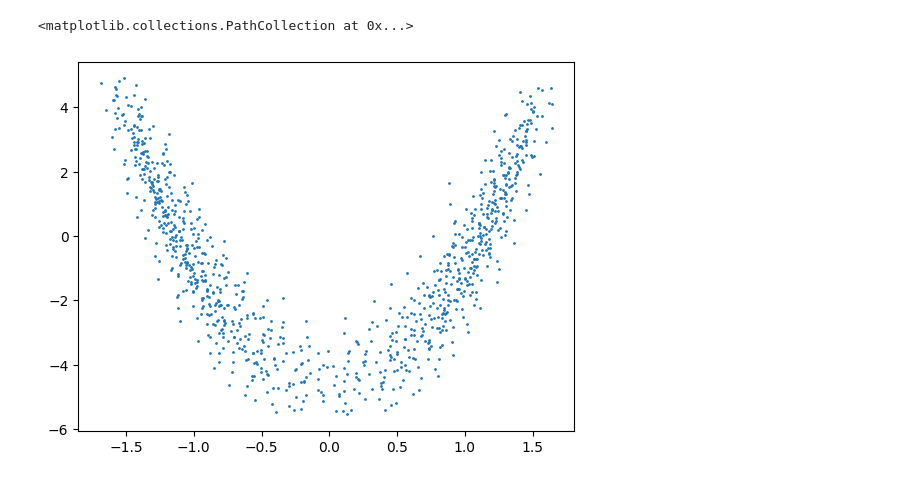
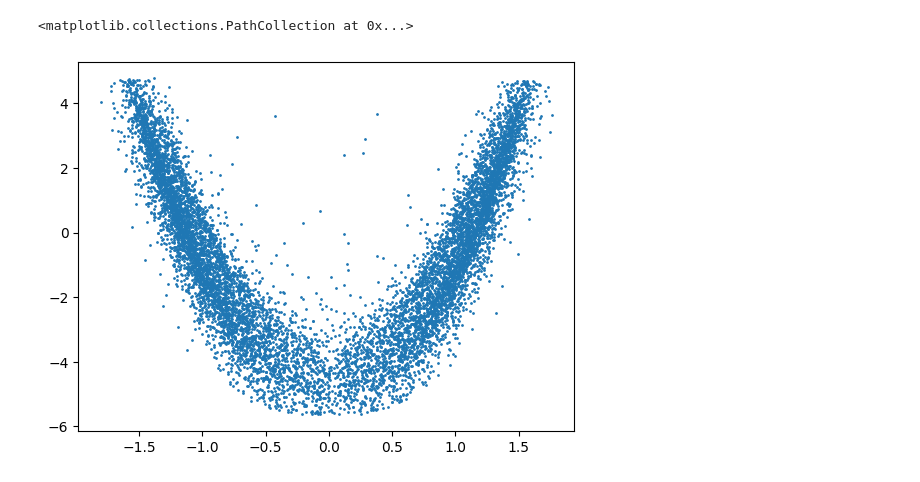
Before and after one commit to Averydx/bayesian_inf, a Jupyter notebook: SVGD.ipynb, the cells around one changed output. Cells and saved outputs as stored; diff of their text form; code cells hidden in the pictures.

```diff
--- a/SVGD.ipynb
+++ b/SVGD.ipynb
@@ -29,18 +29,18 @@ def update(particle,particles,step_size):
 vmap_update = jax.jit(jax.vmap(update,in_axes = (0,None,None)))
 # %%
 num_iterations = 10000
-N = 1000
+N = 10000
 step_size = 0.01
 rng_key = jax.random.key(0)
 init_key,rng_key = jax.random.split(rng_key)
 
 particles = jax.random.multivariate_normal(init_key, jnp.array([0,0]),1 * jnp.eye(2),shape = (N,))
 
 for iter in range(num_iterations):
     particles_copy = particles.copy()
     particles = vmap_update(particles,particles_copy,step_size)
 
 plt.scatter(particles[:,0],particles[:,1],s=1.)
 # %% [output]
 <matplotlib.collections.PathCollection at 0x...>
-[figure, old version]
+[figure, new version]
```
Also changed, not shown: parts of 1 cell of this notebook, 1 other file.
